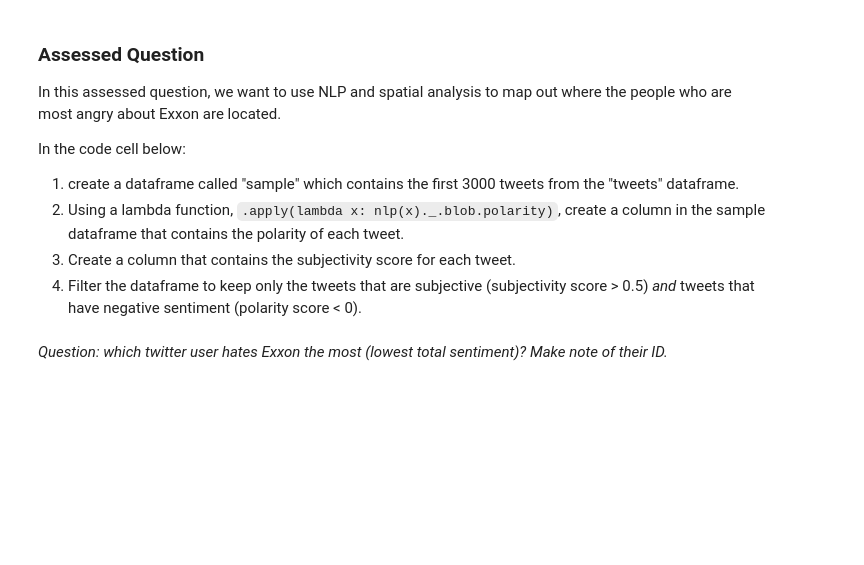
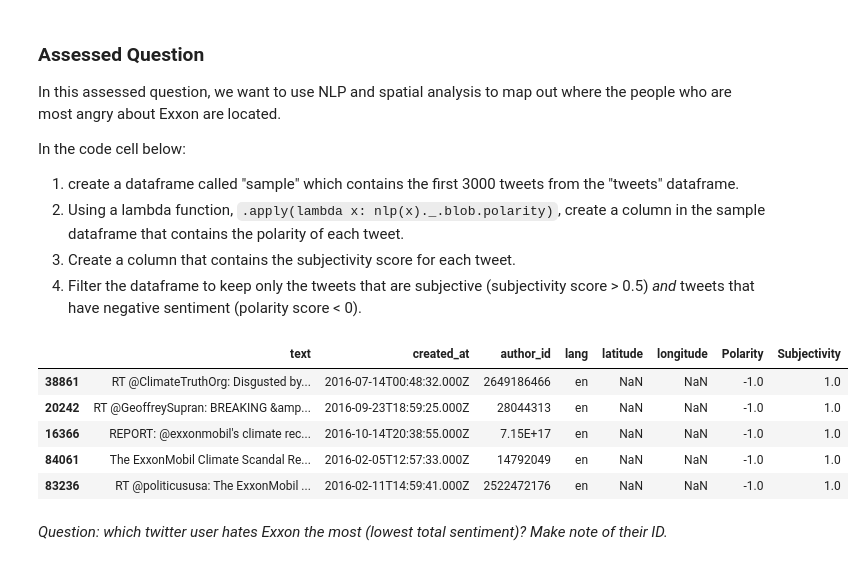
Before and after one commit to laramcwilliam/QM2, a Jupyter notebook: W4_Natural_Language_Processing MON 25 NOV.ipynb, the cells around one changed output. Saved outputs shown, nothing was run; the diff lists cells and outputs as text; code cells hidden in the pictures; blank space fills up the shorter version.

```diff
--- a/W4_Natural_Language_Processing MON 25 NOV.ipynb
+++ b/W4_Natural_Language_Processing MON 25 NOV.ipynb
@@ -637,5 +649,19 @@ In the code cell below:
 2. Using a lambda function, `.apply(lambda x: nlp(x)._.blob.polarity)`, create a column in the sample dataframe that contains the polarity of each tweet.
 3. Create a column that contains the subjectivity score for each tweet.
 4. Filter the dataframe to keep only the tweets that are subjective (subjectivity score > 0.5) *and* tweets that have negative sentiment (polarity score < 0).
+# %%
+sample = pd.DataFrame(tweets.iloc[:3000])
+sample['Polarity'] = sample['text'].apply(lambda x: nlp(x)._.blob.polarity)
+sample['Subjectivity'] = sample['text'].apply(lambda x: nlp(x)._.blob.subjectivity)
+sample = sample[(sample['Subjectivity']>0.5) & (sample['Polarity']<0)]
+sample_sorted = sample.sort_values( by = ['Polarity', 'Subjectivity'], ascending = [True, True])
+sample_sorted.head()
+# %% [output]
+|  | text | created_at | author_id | lang | latitude | longitude | Polarity | Subjectivity |
+| 38861 | RT @ClimateTruthOrg: Disgusted by... | 2016-07-14T00:48:32.000Z | 2649186466 | en | NaN | NaN | -1.0 | 1.0 |
+| 20242 | RT @GeoffreySupran: BREAKING &amp... | 2016-09-23T18:59:25.000Z | 28044313 | en | NaN | NaN | -1.0 | 1.0 |
+| 16366 | REPORT: @exxonmobil's climate rec... | 2016-10-14T20:38:55.000Z | 7.15E+17 | en | NaN | NaN | -1.0 | 1.0 |
+| 84061 | The ExxonMobil Climate Scandal Re... | 2016-02-05T12:57:33.000Z | 14792049 | en | NaN | NaN | -1.0 | 1.0 |
+| 83236 | RT @politicususa: The ExxonMobil ... | 2016-02-11T14:59:41.000Z | 2522472176 | en | NaN | NaN | -1.0 | 1.0 |
 # %% [markdown]
 *Question: which twitter user hates Exxon the most (lowest total sentiment)? Make note of their ID.*
```
Also changed, not shown: parts of 6 cells of this notebook.
